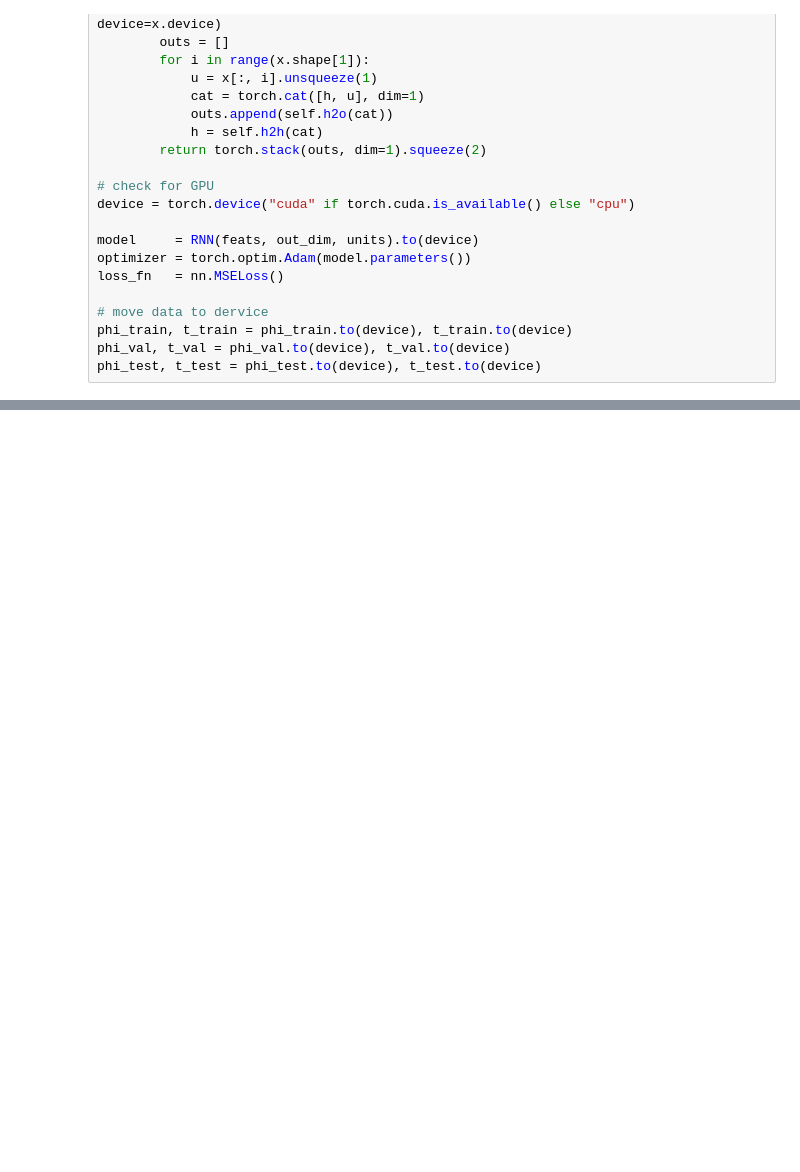
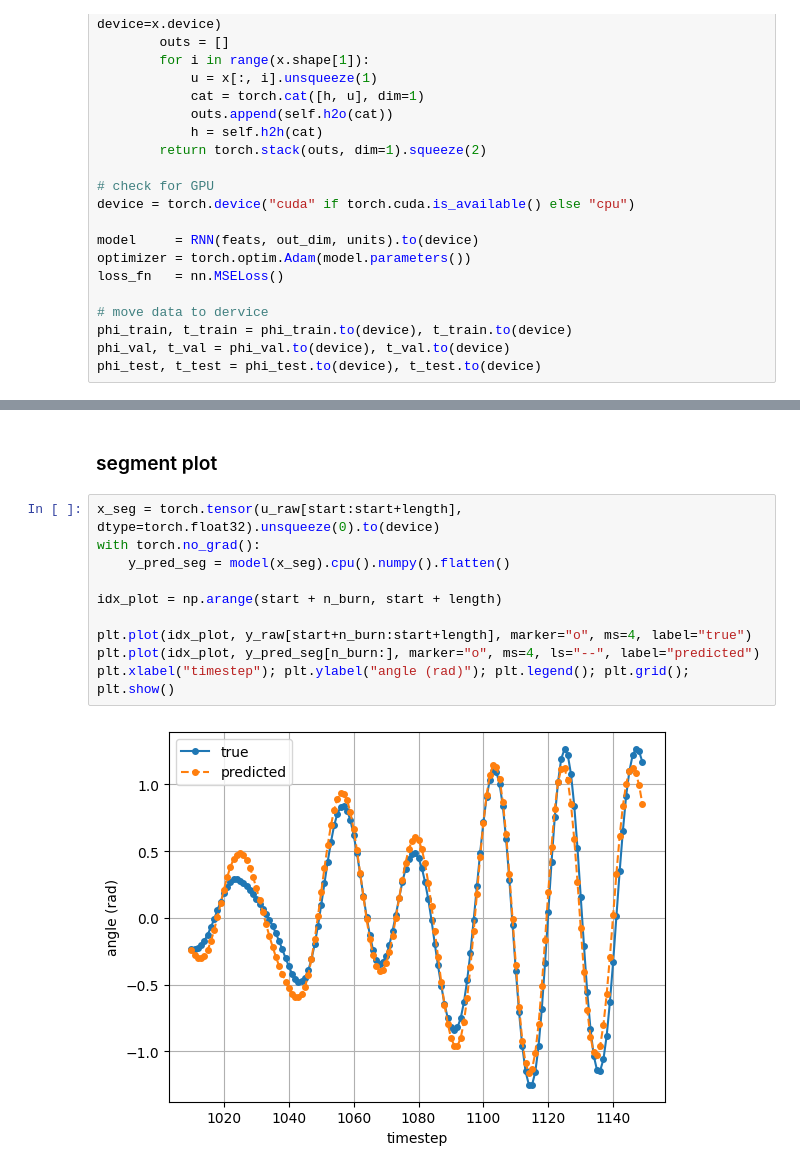
Before and after one commit to Martijn-vd-s/gym-unbalanced-disk-5SC28-group-24, a Jupyter notebook: src/RNN.ipynb, the cells around one changed output, grey strips where cells are left out. Cells and saved outputs as stored; diff of their text form; blank space fills up the shorter version.

```diff
--- a/src/RNN.ipynb
+++ b/src/RNN.ipynb
@@ -106,0 +220,14 @@ phi_test, t_test = phi_test.to(device), t_test.to(device)
+# %% [markdown]
+### segment plot
+# %%
+x_seg = torch.tensor(u_raw[start:start+length], dtype=torch.float32).unsqueeze(0).to(device)
+with torch.no_grad():
+    y_pred_seg = model(x_seg).cpu().numpy().flatten()
+
+idx_plot = np.arange(start + n_burn, start + length)
+
+plt.plot(idx_plot, y_raw[start+n_burn:start+length], marker="o", ms=4, label="true")
+plt.plot(idx_plot, y_pred_seg[n_burn:], marker="o", ms=4, ls="--", label="predicted")
+plt.xlabel("timestep"); plt.ylabel("angle (rad)"); plt.legend(); plt.grid(); plt.show()
+# %% [output]
+[figure, added]
```
Also changed, not shown: parts of 7 cells of this notebook.
